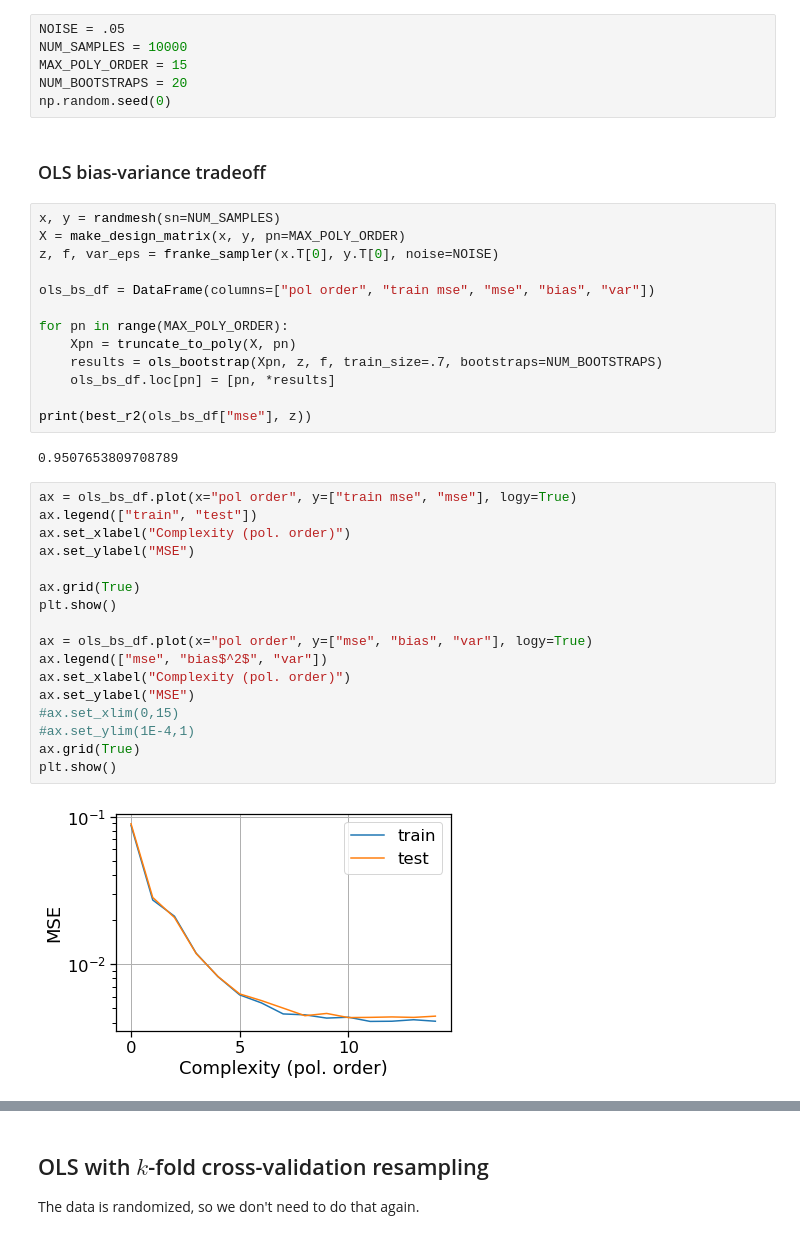
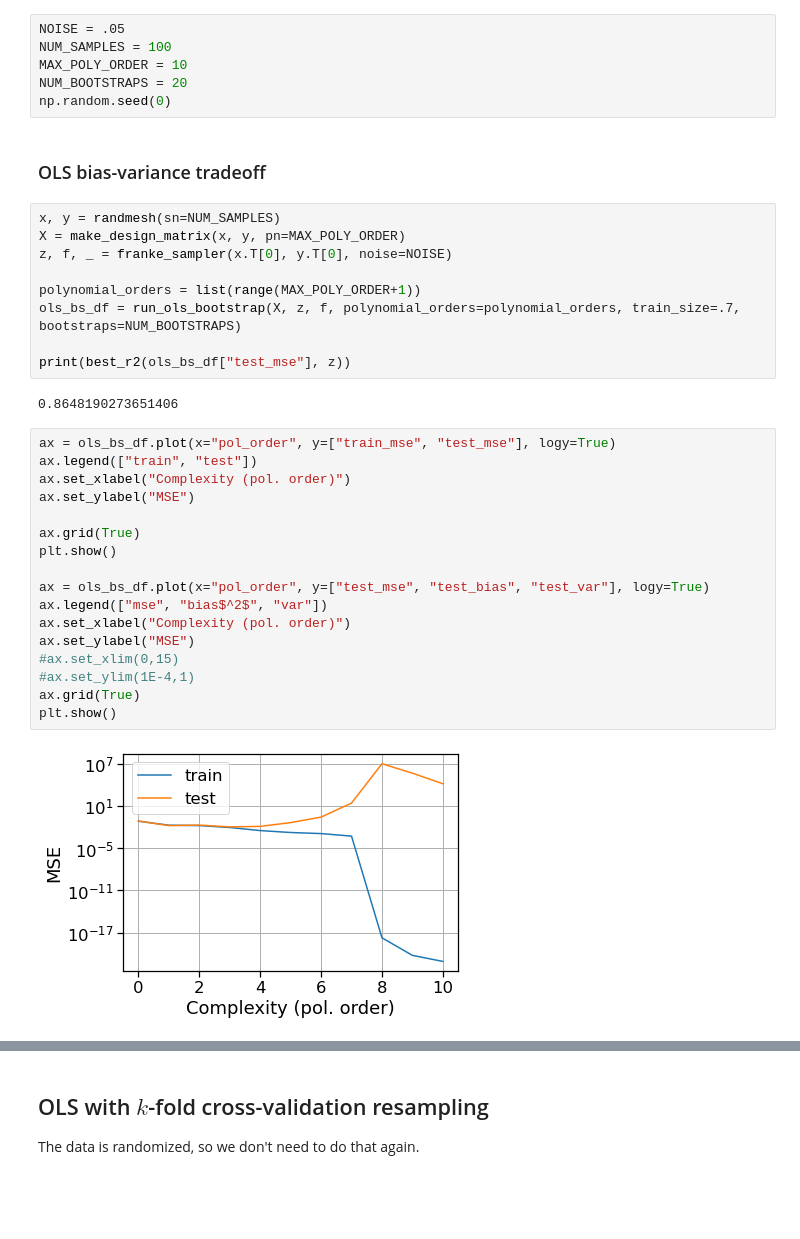
Before and after one commit to fonstelien/FYS-STK4155, a Jupyter notebook: project1/project1.ipynb, the cells around one changed output, grey strips where cells are left out. Drawn from its saved outputs; the diff is of its cells as text; blank space fills up the shorter version.

```diff
--- a/project1/project1.ipynb
+++ b/project1/project1.ipynb
@@ -9,8 +9,8 @@ from ridge import *
 from lasso import *
 # %%
 NOISE = .05
-NUM_SAMPLES = 10000
-MAX_POLY_ORDER = 15
+NUM_SAMPLES = 100
+MAX_POLY_ORDER = 10
 NUM_BOOTSTRAPS = 20
 np.random.seed(0)
 # %% [markdown]
@@ -18,34 +18,30 @@ np.random.seed(0)
 # %%
 x, y = randmesh(sn=NUM_SAMPLES)
 X = make_design_matrix(x, y, pn=MAX_POLY_ORDER)
-z, f, var_eps = franke_sampler(x.T[0], y.T[0], noise=NOISE)
+z, f, _ = franke_sampler(x.T[0], y.T[0], noise=NOISE)
 
-ols_bs_df = DataFrame(columns=["pol order", "train mse", "mse", "bias", "var"])
+polynomial_orders = list(range(MAX_POLY_ORDER+1))
+ols_bs_df = run_ols_bootstrap(X, z, f, polynomial_orders=polynomial_orders, train_size=.7, bootstraps=NUM_BOOTSTRAPS)
 
-for pn in range(MAX_POLY_ORDER):
-    Xpn = truncate_to_poly(X, pn)
-    results = ols_bootstrap(Xpn, z, f, train_size=.7, bootstraps=NUM_BOOTSTRAPS)
-    ols_bs_df.loc[pn] = [pn, *results]
-
-print(best_r2(ols_bs_df["mse"], z))
+print(best_r2(ols_bs_df["test_mse"], z))
 # %% [output]
-0.9507653809708789
+0.8648190273651406
 # %%
-ax = ols_bs_df.plot(x="pol order", y=["train mse", "mse"], logy=True)
+ax = ols_bs_df.plot(x="pol_order", y=["train_mse", "test_mse"], logy=True)
 ax.legend(["train", "test"])
 ax.set_xlabel("Complexity (pol. order)")
 ax.set_ylabel("MSE")
 
 ax.grid(True)
 plt.show()
 
-ax = ols_bs_df.plot(x="pol order", y=["mse", "bias", "var"], logy=True)
+ax = ols_bs_df.plot(x="pol_order", y=["test_mse", "test_bias", "test_var"], logy=True)
 ax.legend(["mse", "bias$^2$", "var"])
 ax.set_xlabel("Complexity (pol. order)")
 ax.set_ylabel("MSE")
 #ax.set_xlim(0,15)
 #ax.set_ylim(1E-4,1)
 ax.grid(True)
 plt.show()
 # %% [output]
-[figure, old version]
+[figure, new version]
```
Also changed, not shown: parts of 17 cells of this notebook, 4 other files.
